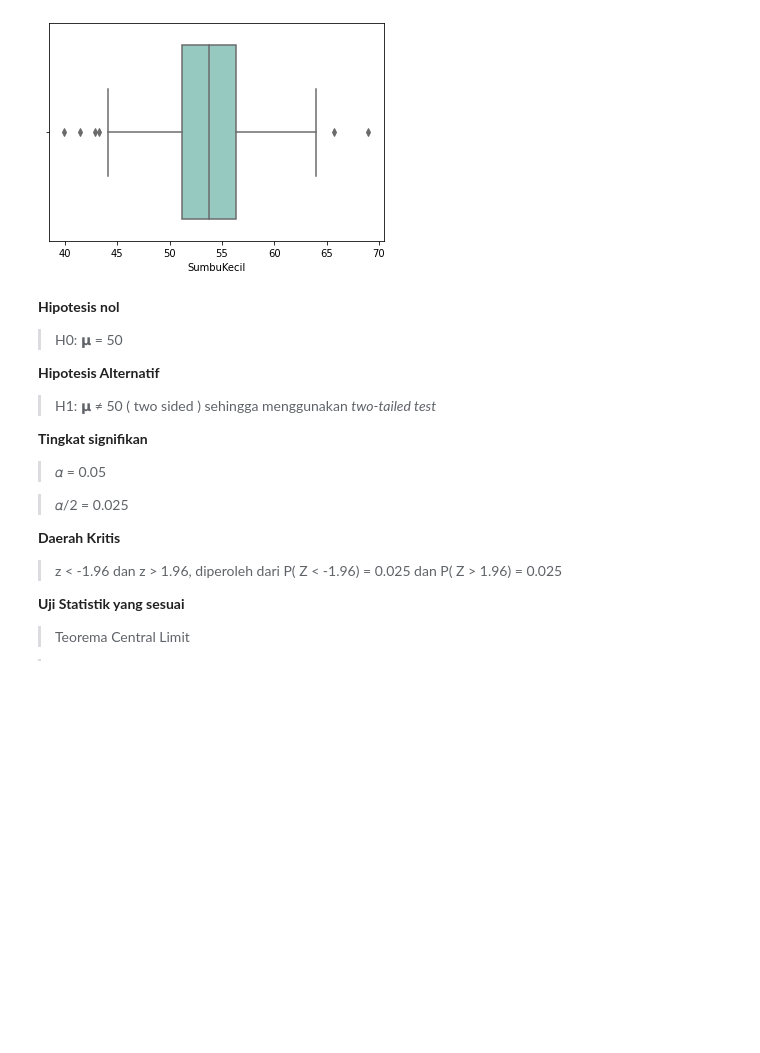
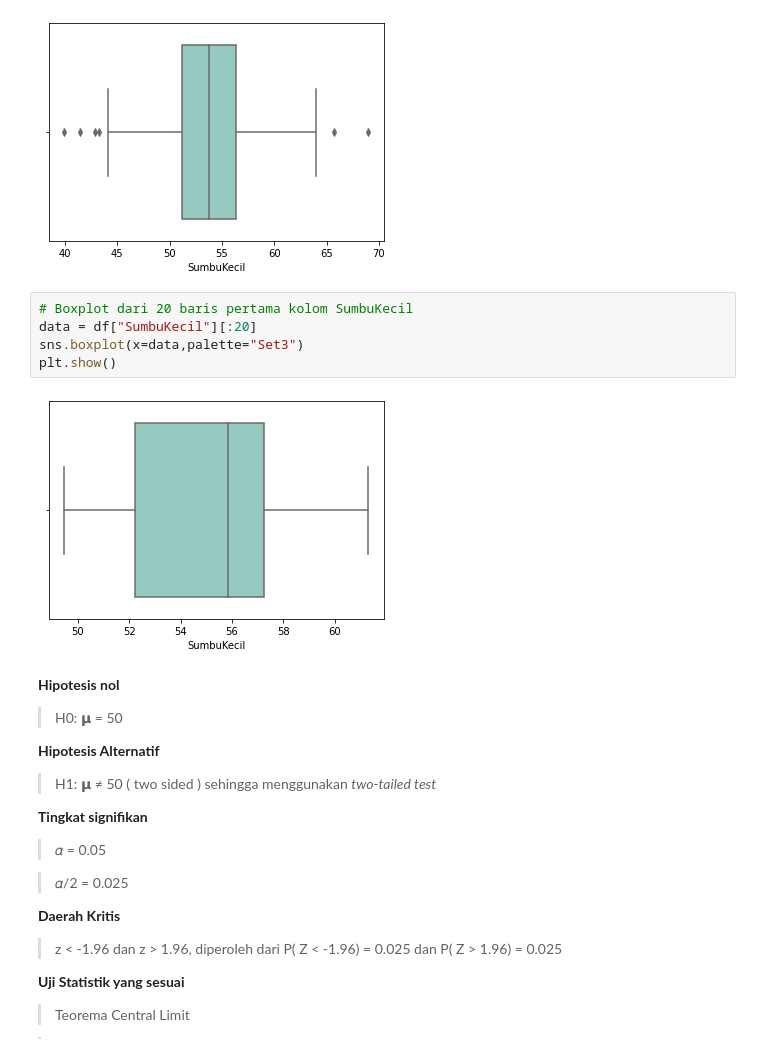
Before and after one commit to kevinkatsura/Tugas-Besar-IF2220-Probabilitas-dan-Statistika, a Jupyter notebook: 4.ipynb, the cells around one changed output. Saved outputs shown, nothing was run; the diff lists cells and outputs as text; blank space fills up the shorter version.

```diff
--- a/4.ipynb
+++ b/4.ipynb
@@ -152,6 +152,13 @@ sns.boxplot(x=df["SumbuKecil"],palette="Set3")
 plt.show()
 # %% [output]
 [figure]
+# %%
+# Boxplot dari 20 baris pertama kolom SumbuKecil
+data = df["SumbuKecil"][:20]
+sns.boxplot(x=data,palette="Set3")
+plt.show()
+# %% [output]
+[figure, added]
 # %% [markdown]
 **Hipotesis nol**
 
```
Also changed, not shown: parts of 3 cells of this notebook, 4 other files.
